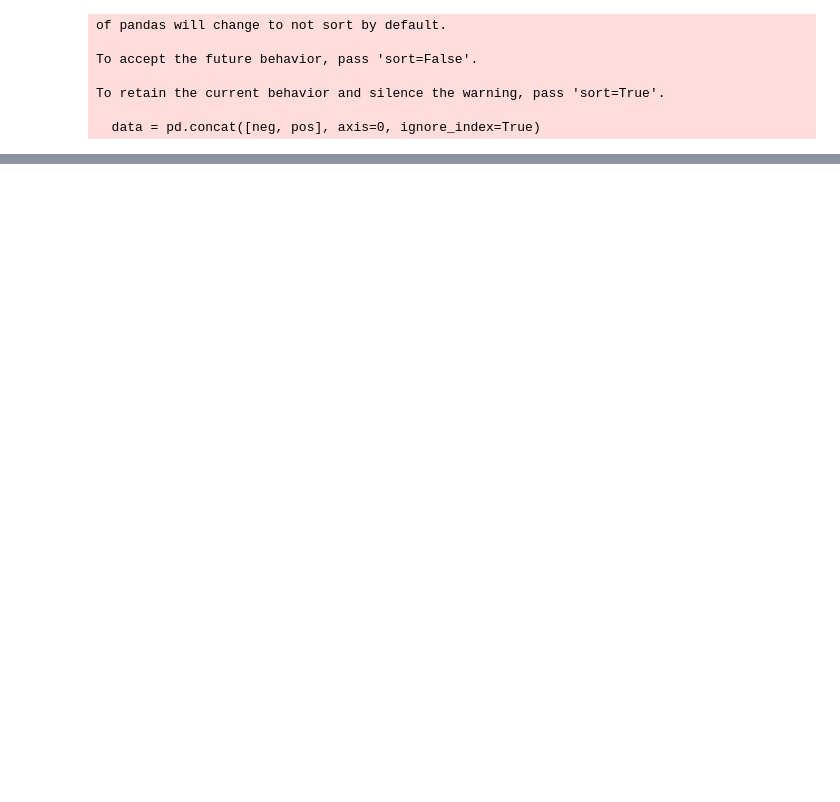
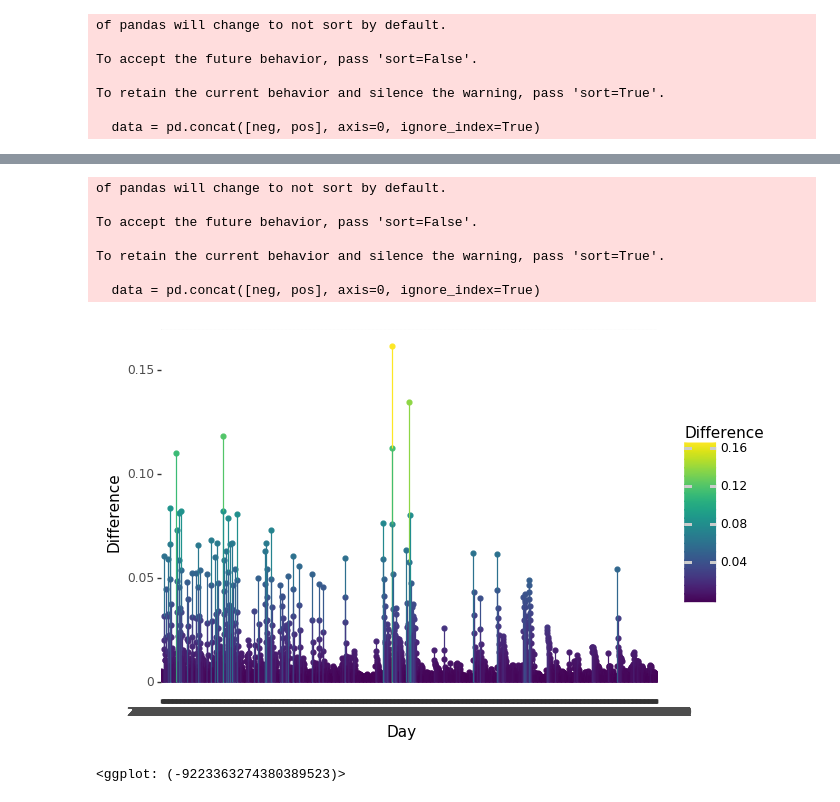
Before and after one commit to marcolussetti/opendotadump-tools, a Jupyter notebook: analysis/heroes_picks/GraphPicks.ipynb, the cells around one changed output, grey strips where cells are left out. Drawn from its saved outputs; the diff is of its cells as text; code cells hidden in the pictures; blank space fills up the shorter version.

```diff
--- a/analysis/heroes_picks/GraphPicks.ipynb
+++ b/analysis/heroes_picks/GraphPicks.ipynb
@@ -274,28 +294,30 @@ def previous_distribution_vector(df, date_start, date_end, average_function="mea
 
   return result.to_dict()["Frequency"]
 # %%
-def compute_distance(day, previous_period_average, distance_function=distance.euclidean):
+def compute_distance(day, previous_period_average, distance_function=distance.euclidean, weighted=False):
   previous = [value for key, value
               in sorted(previous_period_average.items(), key=lambda x: x[0])]
   current = [value for key, value
               in sorted(day.items(), key=lambda x: x[0])]
   assert len(previous) == len(current), "Incorrect length: previous-> {}, current-> {}".format(len(previous), len(current))
-
-  return distance_function(previous, current)
+  if weighted:
+    return distance_function(previous, current, previous)
+  else:
+    return distance_function(previous, current)
 # %%
-def day_difference(df, day, distance_function=distance.euclidean, length=14, average_function="mean"):
+def day_difference(df, day, distance_function=distance.euclidean, length=14, average_function="mean", weighted=False):
   # Extract vector for day
   day_picks = {record["Hero"]: record["Frequency"] for record
                in df[df["Day"] == day][["Hero", "Frequency"]].to_dict('records')
               }
   previous_picks = previous_distribution_vector(df, datetime.strptime(day, '%Y-%m-%d') - timedelta(days=length), day, average_function)
 
-  return compute_distance(day_picks, previous_picks, distance_function)
+  return compute_distance(day_picks, previous_picks, distance_function, weighted)
 # %%
-def all_days_difference(df, distance_function=distance.euclidean, length=14, average_function="mean"):
+def all_days_difference(df, distance_function=distance.euclidean, length=14, average_function="mean", weighted=False):
   all_days = [str(d) for d in sorted(set(date.date() for key, date in df["Day"].to_dict().items()))[1:]]
 
   return {day: day_difference(
-      df, day, distance_function=distance.euclidean,
-      length=14, average_function="mean")
+      df, day, distance_function=distance_function,
+      length=length, average_function="mean")
    for day in all_days}
@@ -341,3 +364,11 @@ To accept the future behavior, pass 'sort=False'.
 To retain the current behavior and silence the warning, pass 'sort=True'.
 
   data = pd.concat([neg, pos], axis=0, ignore_index=True)
+# %%
+# Try to graph differences for all heroes
+
+all_differences_by_day = all_days_difference(df_expl_graph).items()
+sorted_all_differences_by_day = sorted(all_differences_by_day, key=lambda x: x[1], reverse=True)
+df_all_differences_by_day = pd.DataFrame(all_differences_by_day)
+df_all_differences_by_day.columns = ["Day", "Difference"]
+df_all_differences_by_day.head()
@@ -343,0 +382,18 @@ To retain the current behavior and silence the warning, pass 'sort=True'.
+# %%
+all_heroes_differences_plot = (
+    ggplot(df_all_differences_by_day, aes(x="Day", y="Difference", color="Difference"))
+    +geom_point()
+    +geom_area(aes(fill="Difference"))
+)
+
+all_heroes_differences_plot
+# %% [output]
+of pandas will change to not sort by default.
+
+To accept the future behavior, pass 'sort=False'.
+
+To retain the current behavior and silence the warning, pass 'sort=True'.
+
+  data = pd.concat([neg, pos], axis=0, ignore_index=True)
+[figure, added]
+<ggplot: (-9223363274380389523)>
```
Also changed, not shown: parts of 26 cells of this notebook.
